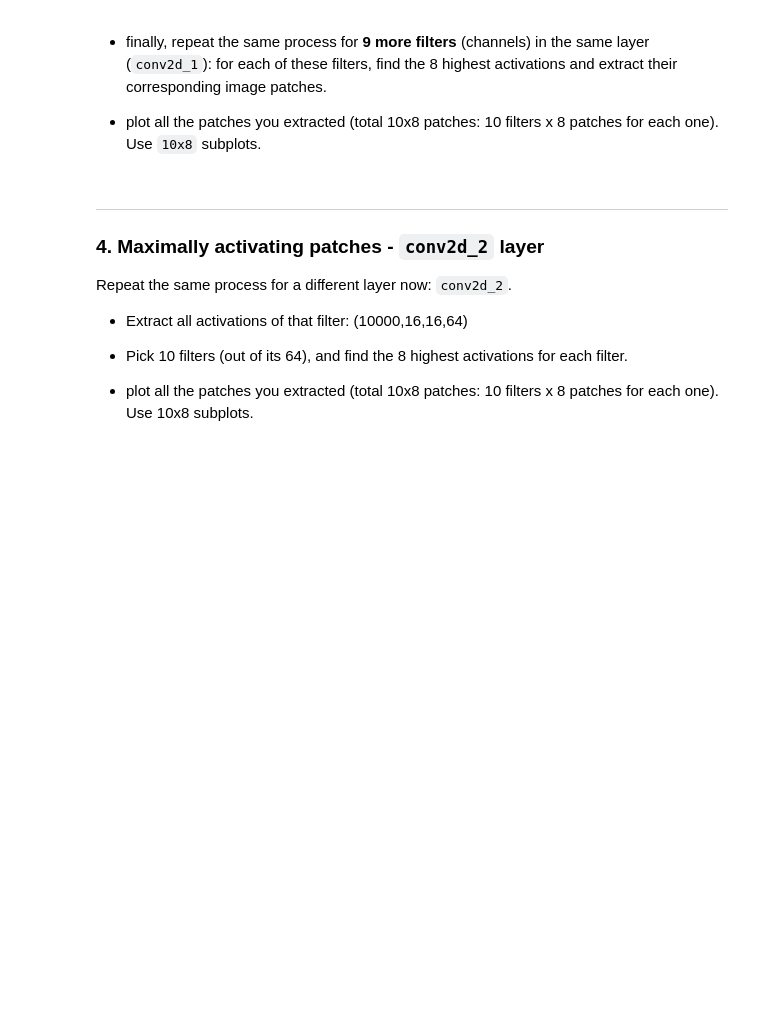
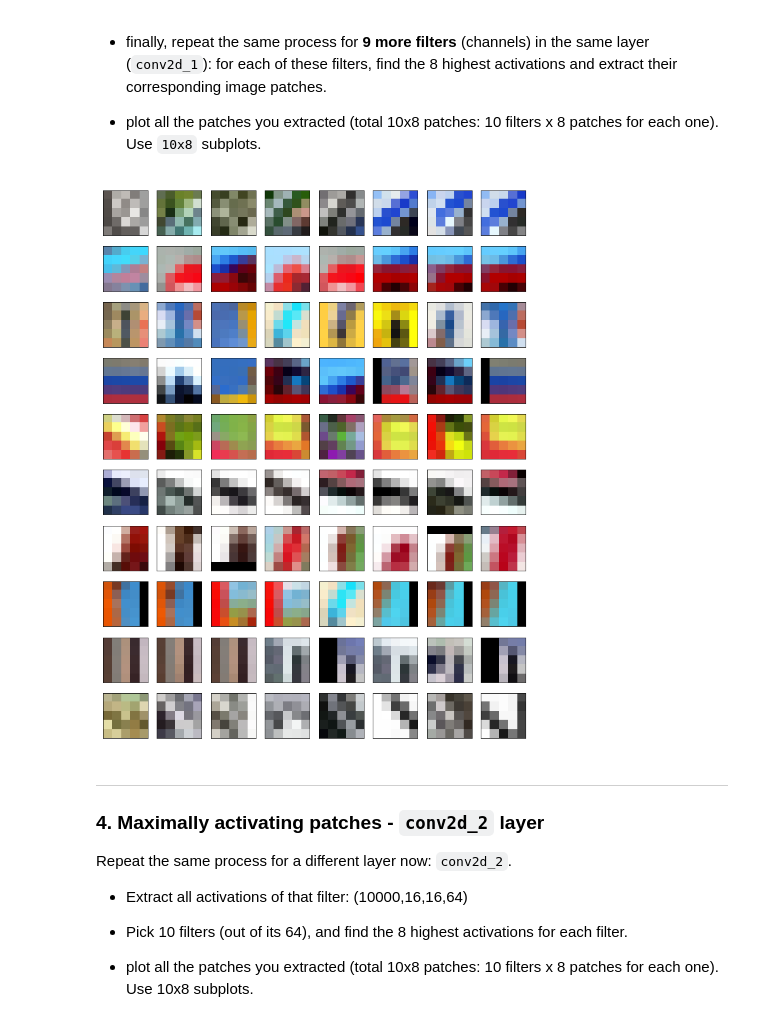
Before and after one commit to JustAlex5/deep_learning, a Jupyter notebook: ex6.ipynb, the cells around one changed output. Cells and saved outputs as stored; diff of their text form; code cells hidden in the pictures; blank space fills up the shorter version.

```diff
--- a/ex6.ipynb
+++ b/ex6.ipynb
@@ -103,0 +192,18 @@ hint: `np.argmax` and `np.unravel_index` might come handy.
+# %%
+def getFilters(prediction,s,i,j): #pred 1 2 5
+  patches = []
+  for f_indx in range(10):
+      ids = np.argsort(prediction[:,:,:,f_indx],axis=None)[-8:]
+      for id in ids:
+          img_id, x, y = np.unravel_index(id, prediction.shape[:3])
+          img = x_test[img_id]
+          img_padded = np.pad(img,((s,s),(s,s),(0,0)))
+          patch = img_padded[i*x:i*x+j, i*y:i*y+j, :]
+          patches.append(patch)
+
+  plt.figure(figsize=(12,16))
+  for k in range(10*8):
+      plt.subplot(10,8,k+1)
+      plt.imshow(patches[k])
+      plt.xticks([])
+      plt.yticks([])
@@ -112,3 +239,9 @@ hint: `np.argmax` and `np.unravel_index` might come handy.
+# %%
+activations = Model(inputs=model.inputs, outputs=model.layers[2].output)
+prediction = activations.predict(x_test)
+getFilters(prediction,2,1,5)
+# %% [output]
+[figure, added]
 # %% [markdown]
 ---
 ### 4. Maximally activating patches - `conv2d_2` layer
```
Also changed, not shown: parts of 27 cells of this notebook.
